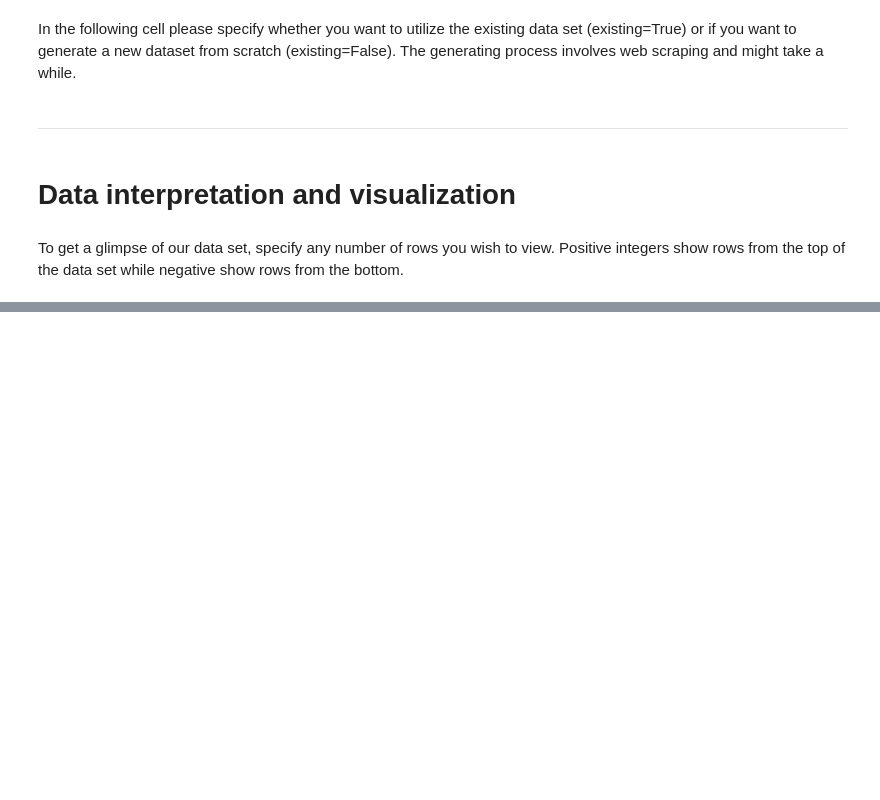
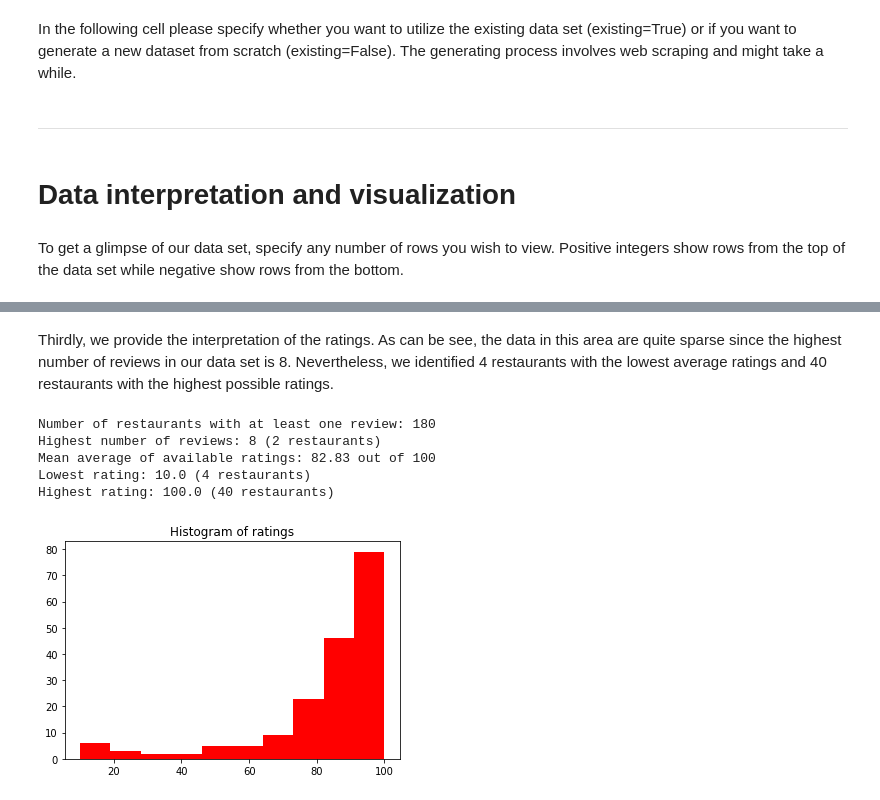
Before and after one commit to Matyas-Mattanelli/Webscraper-Zlate-Stranky, a Jupyter notebook: output.ipynb, the cells around one changed output, grey strips where cells are left out. Drawn from its saved outputs; the diff is of its cells as text; code cells hidden in the pictures; blank space fills up the shorter version.

```diff
--- a/output.ipynb
+++ b/output.ipynb
@@ -22,0 +42,12 @@ data_interpreter.showRows(no_of_rows=no_of_rows)
+# %% [markdown]
+Thirdly, we provide the interpretation of the ratings. As can be see, the data in this area are quite sparse since the highest number of reviews in our data set is 8. Nevertheless, we identified 4 restaurants with the lowest average ratings and 40 restaurants with the highest possible ratings.
+# %%
+plot_hist=True #Indicates whether or not to plot the histogram. Accepts True or False
+data_interpreter.interpretReviewsAndRatings(plot_hist=plot_hist)
+# %% [output]
+Number of restaurants with at least one review: 180
+Highest number of reviews: 8 (2 restaurants)
+Mean average of available ratings: 82.83 out of 100
+Lowest rating: 10.0 (4 restaurants)
+Highest rating: 100.0 (40 restaurants)
+[figure, added]
```
Also changed, not shown: parts of 10 cells of this notebook.
